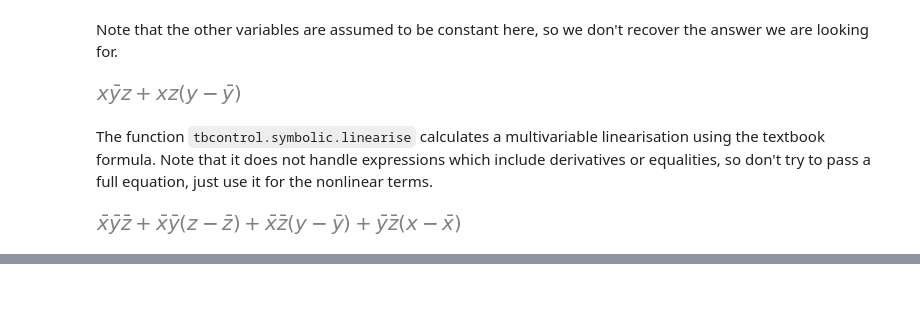
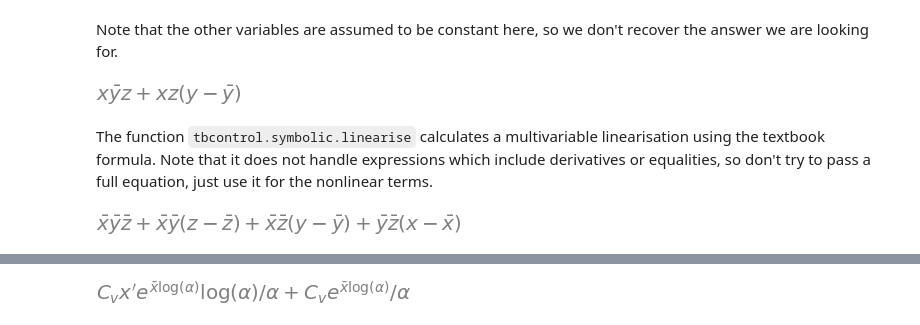
Before and after one commit to Xando96/Process-Dynamics, a Jupyter notebook: 3_Linear_systems/Linearisation.ipynb, the cells around one changed output, grey strips where cells are left out. Cells and saved outputs as stored; diff of their text form; code cells hidden in the pictures; blank space fills up the shorter version.

Commit message:
deviation

```diff
--- a/3_Linear_systems/Linearisation.ipynb
+++ b/3_Linear_systems/Linearisation.ipynb
@@ -220,0 +237,9 @@ linearexpression
+# %%
+xprime = sympy.symbols("x'", positive=True)
+# %%
+term = C_v*alpha**(x - 1)
+lineq = sympy.series(term, x, xbar, 2).removeO()
+lineq_deviation = lineq.subs({x: xprime + xbar})
+lineq_deviation
+# %% [output]
+[figure, added]
```
Also changed, not shown: parts of 18 cells of this notebook.
